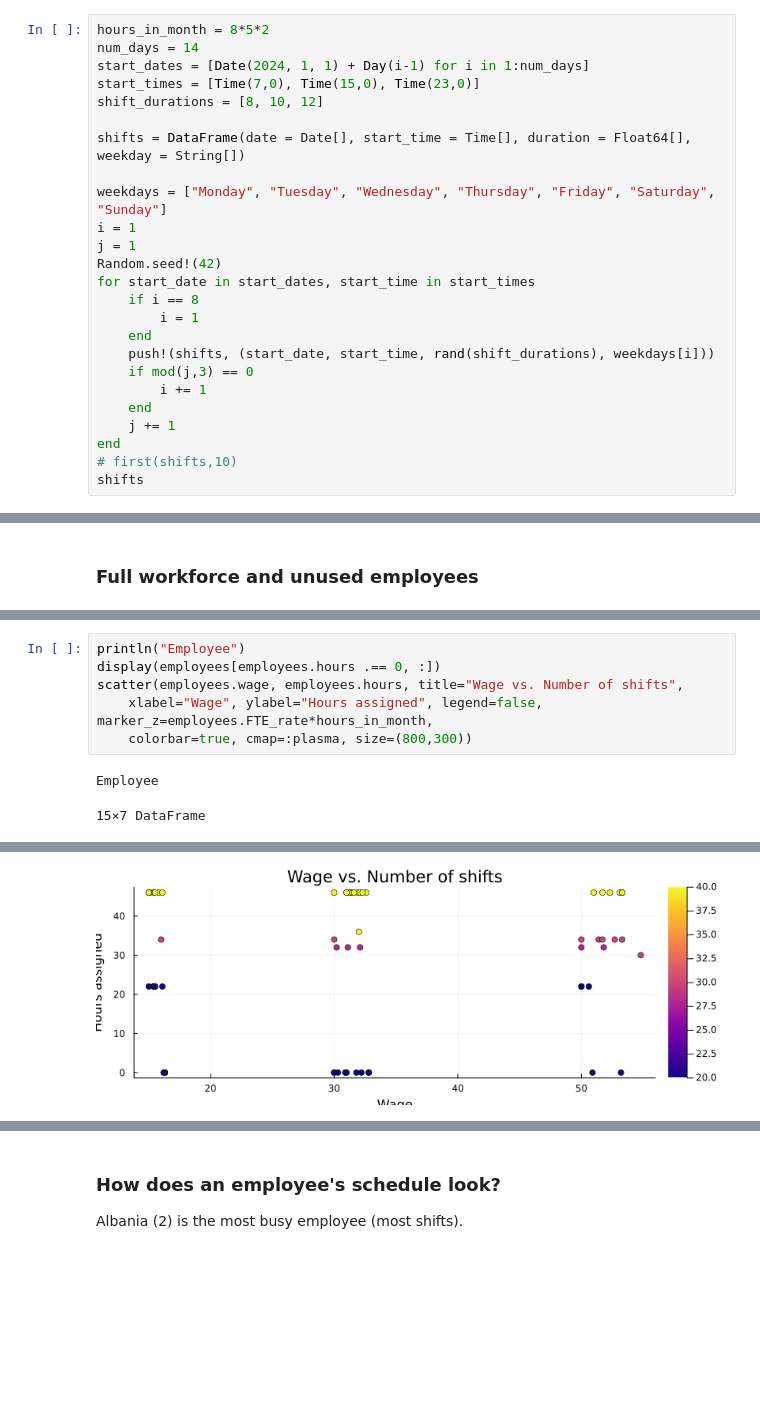
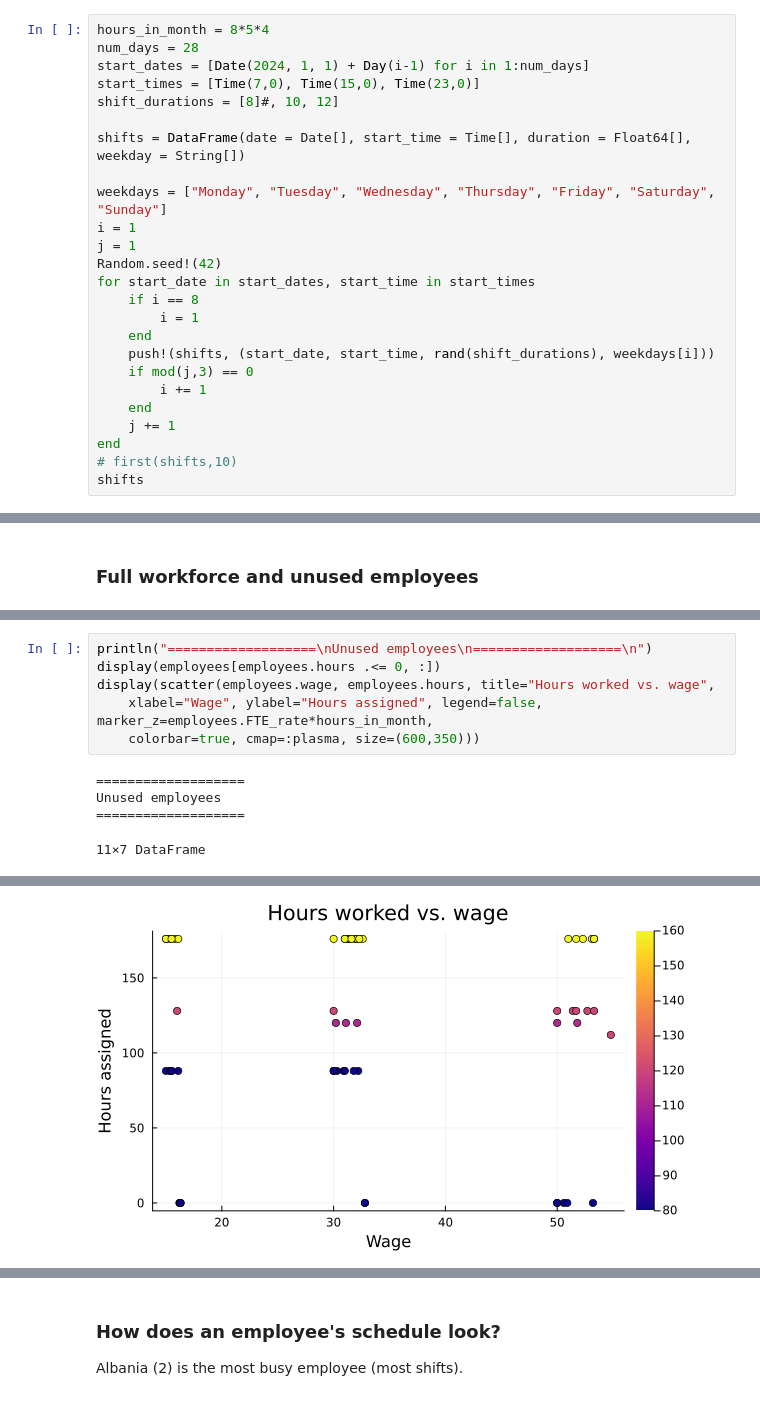
Before and after one commit to pudderludde/6.7200-final-project, a Jupyter notebook: Hospital2.ipynb, the cells around one changed output, grey strips where cells are left out. Cells and saved outputs as stored; diff of their text form; blank space fills up the shorter version.

```diff
--- a/Hospital2.ipynb
+++ b/Hospital2.ipynb
@@ -34,11 +53,11 @@ end;
 # %% [markdown]
 ### Shift data
 # %%
-hours_in_month = 8*5*2
-num_days = 14
+hours_in_month = 8*5*4
+num_days = 28
 start_dates = [Date(2024, 1, 1) + Day(i-1) for i in 1:num_days]
 start_times = [Time(7,0), Time(15,0), Time(23,0)]
-shift_durations = [8, 10, 12]
+shift_durations = [8]#, 10, 12]
 
 shifts = DataFrame(date = Date[], start_time = Time[], duration = Float64[], weekday = String[])
 
@@ -288,11 +328,13 @@ bar(hired.main_role, hired.count, label=false)
 # %%
-println("Employee")
-display(employees[employees.hours .== 0, :])
-scatter(employees.wage, employees.hours, title="Wage vs. Number of shifts",
+println("===================\nUnused employees\n===================\n")
+display(employees[employees.hours .<= 0, :])
+display(scatter(employees.wage, employees.hours, title="Hours worked vs. wage",
     xlabel="Wage", ylabel="Hours assigned", legend=false, marker_z=employees.FTE_rate*hours_in_month,
-    colorbar=true, cmap=:plasma, size=(800,300))
+    colorbar=true, cmap=:plasma, size=(600,350)))
 # %% [output]
-Employee
+===================
+Unused employees
+===================
-15×7 DataFrame
+11×7 DataFrame
 | Row | id | name | FTE_rate | main_role | wage | nr_shifts | hours |
 |  | Int64 | String | Float64 | String | Float64 | Float64 | Float64 |
@@ -314,2 +352,2 @@ Employee
-[figure, old version]
+[figure, new version]
 # %% [markdown]
```
Also changed, not shown: parts of 17 cells of this notebook, 8 other files.
